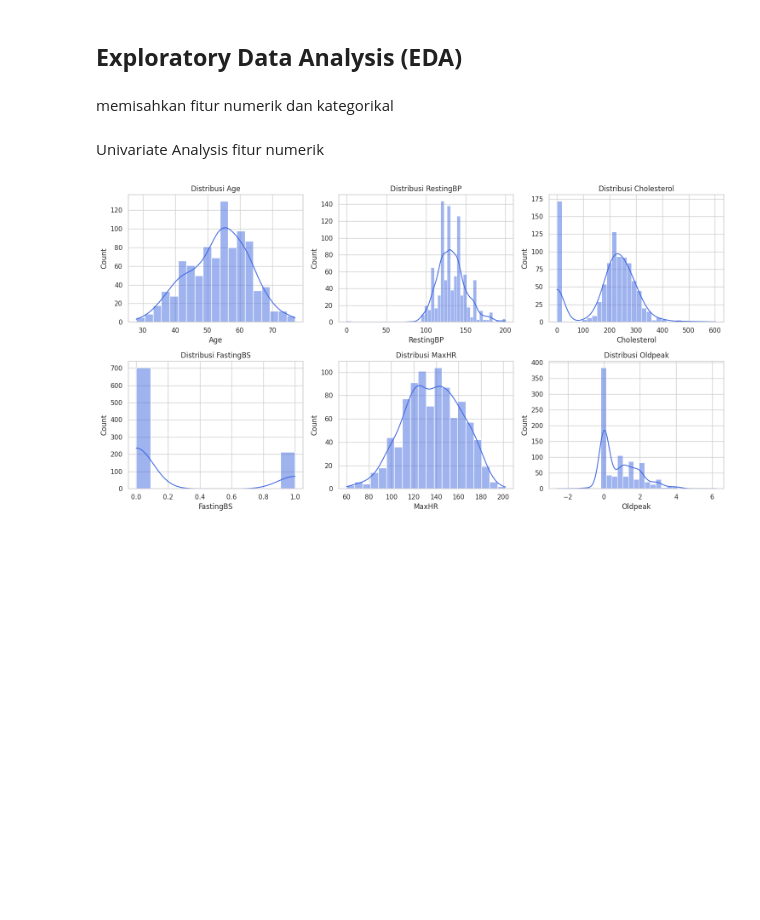
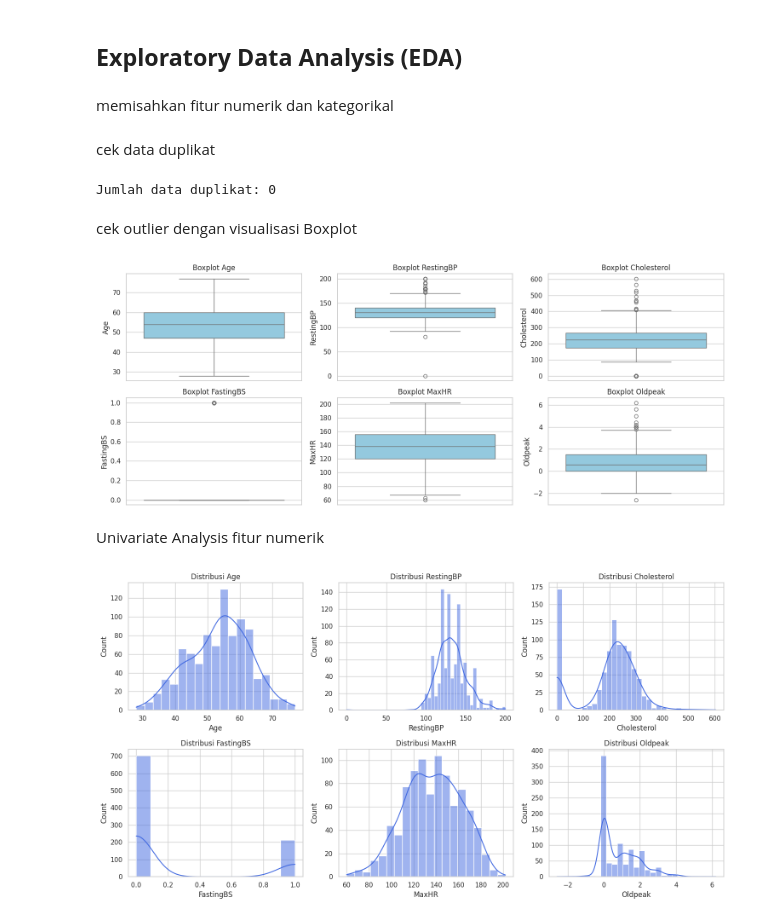
Before and after one commit to erlanggajuni45/heart-failure-predictive-analytics, a Jupyter notebook: Predictive_Analytics_Heart_Disease.ipynb, the cells around one changed output. Saved outputs shown, nothing was run; the diff lists cells and outputs as text; code cells hidden in the pictures; blank space fills up the shorter version.

Commit message:
check duplication, visualize outlier and make highlight a bit transparent on evaluation

```diff
--- a/Predictive_Analytics_Heart_Disease.ipynb
+++ b/Predictive_Analytics_Heart_Disease.ipynb
@@ -83,6 +83,24 @@ memisahkan fitur numerik dan kategorikal
 sns.set_theme(style='whitegrid')
 numerical_cols = ['Age', 'RestingBP', 'Cholesterol', 'FastingBS', 'MaxHR', 'Oldpeak']
 categorical_cols = ['Sex', 'ChestPainType', 'RestingECG', 'ExerciseAngina', 'ST_Slope']
+# %% [markdown]
+cek data duplikat
+# %%
+print("Jumlah data duplikat:", df.duplicated().sum())
+# %% [output]
+Jumlah data duplikat: 0
+# %% [markdown]
+cek outlier dengan visualisasi Boxplot
+# %%
+plt.figure(figsize=(15, 6))
+for i, col in enumerate(numerical_cols, 1):
+  plt.subplot(2, 3, i)
+  sns.boxplot(y=df[col], color='skyblue')
+  plt.title(f'Boxplot {col}')
+plt.tight_layout()
+plt.show()
+# %% [output]
+[figure, added]
 # %% [markdown]
 Univariate Analysis fitur numerik
 # %%
```
Also changed, not shown: parts of 1 cell of this notebook.
